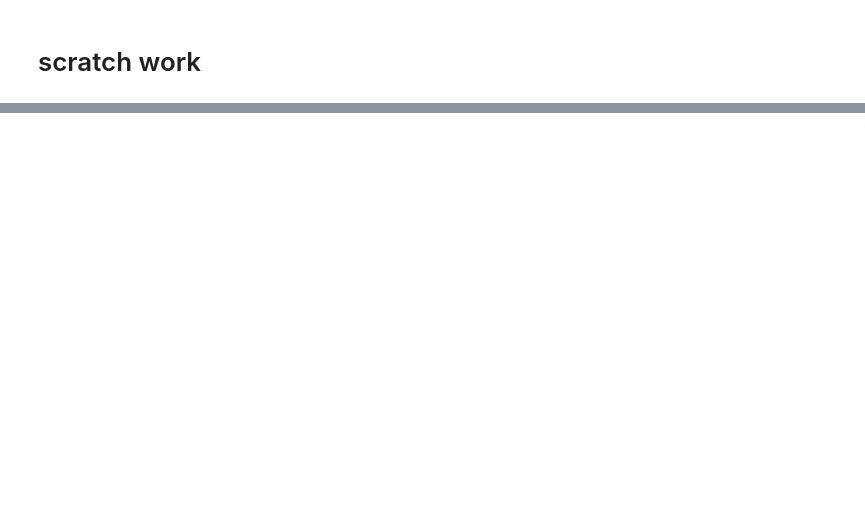
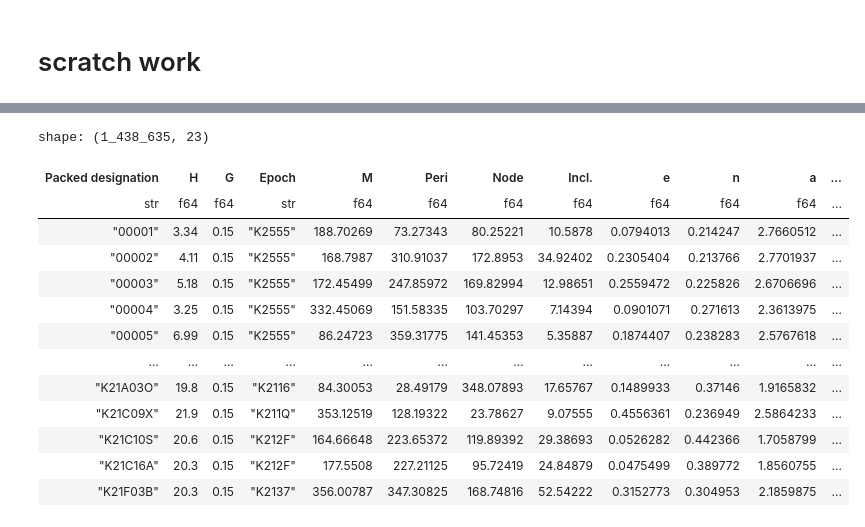
Before and after one commit to ben-cassese/jorbit, a Jupyter notebook: scratch.ipynb, the cells around one changed output, grey strips where cells are left out. Saved outputs shown, nothing was run; the diff lists cells and outputs as text; code cells hidden in the pictures; blank space fills up the shorter version.

```diff
--- a/scratch.ipynb
+++ b/scratch.ipynb
@@ -53,0 +166,34 @@ $3.85\mathrm{{}^{\prime}}$
+# %%
+import polars as pl
+
+m = load_mpcorb()
+for col in [
+ 'H',
+ 'G',
+ 'M',
+ 'Peri',
+ 'Node',
+ 'Incl.',
+ 'e',
+ 'n',
+ 'a',
+ '#Obs',
+ '#Opp',
+ 'rms']:
+    m = m.with_columns(pl.col(col).cast(pl.Float64))
+m
+# %% [output]
+shape: (1_438_635, 23)
+| Packed designation | H | G | Epoch | M | Peri | Node | Incl. | e | n | a | ... |
+| str | f64 | f64 | str | f64 | f64 | f64 | f64 | f64 | f64 | f64 | ... |
+| "00001" | 3.34 | 0.15 | "K2555" | 188.70269 | 73.27343 | 80.25221 | 10.5878 | 0.0794013 | 0.214247 | 2.7660512 | ... |
+| "00002" | 4.11 | 0.15 | "K2555" | 168.7987 | 310.91037 | 172.8953 | 34.92402 | 0.2305404 | 0.213766 | 2.7701937 | ... |
+| "00003" | 5.18 | 0.15 | "K2555" | 172.45499 | 247.85972 | 169.82994 | 12.98651 | 0.2559472 | 0.225826 | 2.6706696 | ... |
+| "00004" | 3.25 | 0.15 | "K2555" | 332.45069 | 151.58335 | 103.70297 | 7.14394 | 0.0901071 | 0.271613 | 2.3613975 | ... |
+| "00005" | 6.99 | 0.15 | "K2555" | 86.24723 | 359.31775 | 141.45353 | 5.35887 | 0.1874407 | 0.238283 | 2.5767618 | ... |
+| … | … | … | … | … | … | … | … | … | … | … | ... |
+| "K21A03O" | 19.8 | 0.15 | "K2116" | 84.30053 | 28.49179 | 348.07893 | 17.65767 | 0.1489933 | 0.37146 | 1.9165832 | ... |
+| "K21C09X" | 21.9 | 0.15 | "K211Q" | 353.12519 | 128.19322 | 23.78627 | 9.07555 | 0.4556361 | 0.236949 | 2.5864233 | ... |
+| "K21C10S" | 20.6 | 0.15 | "K212F" | 164.66648 | 223.65372 | 119.89392 | 29.38693 | 0.0526282 | 0.442366 | 1.7058799 | ... |
+| "K21C16A" | 20.3 | 0.15 | "K212F" | 177.5508 | 227.21125 | 95.72419 | 24.84879 | 0.0475499 | 0.389772 | 1.8560755 | ... |
+| "K21F03B" | 20.3 | 0.15 | "K2137" | 356.00787 | 347.30825 | 168.74816 | 52.54222 | 0.3152773 | 0.304953 | 2.1859875 | ... |
```
Also changed, not shown: parts of 16 cells of this notebook, 7 other files.
